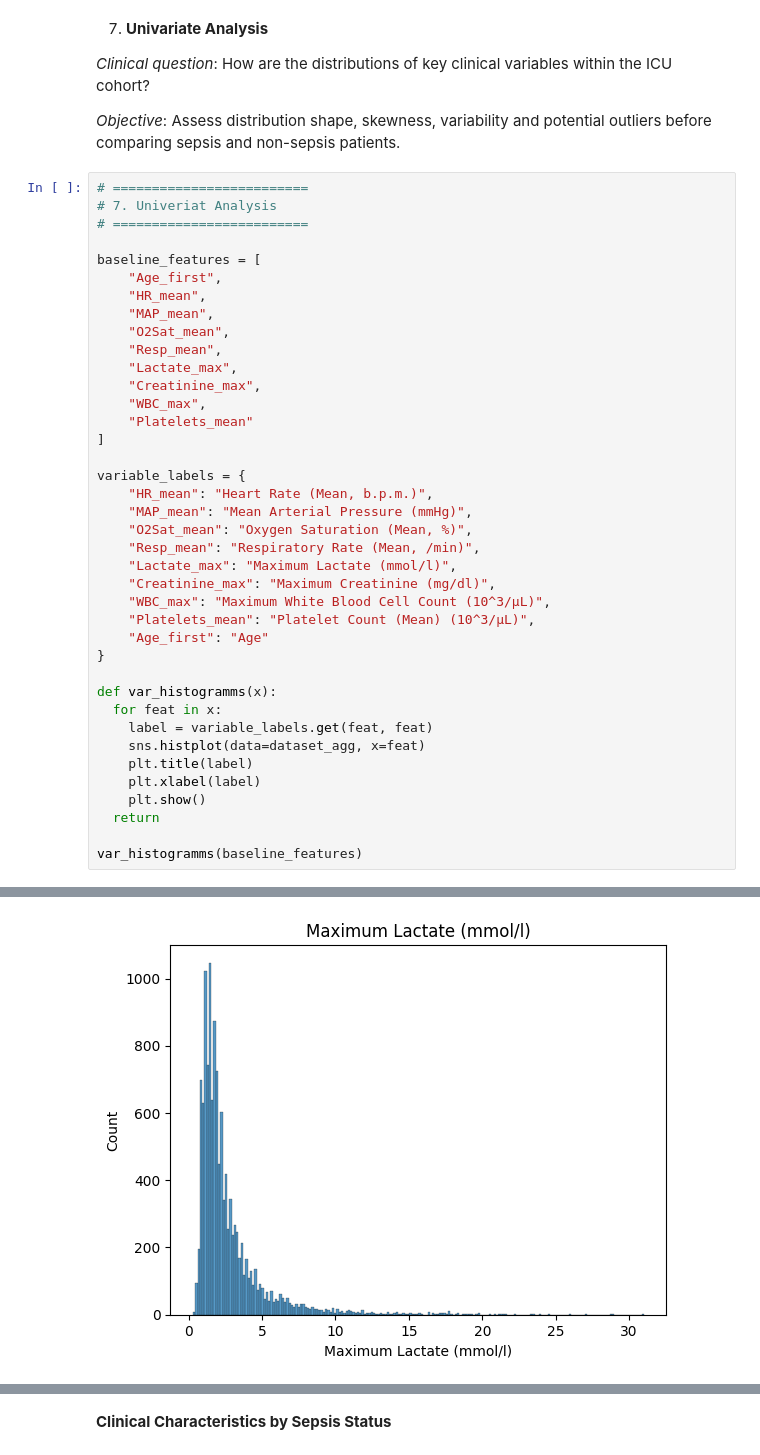
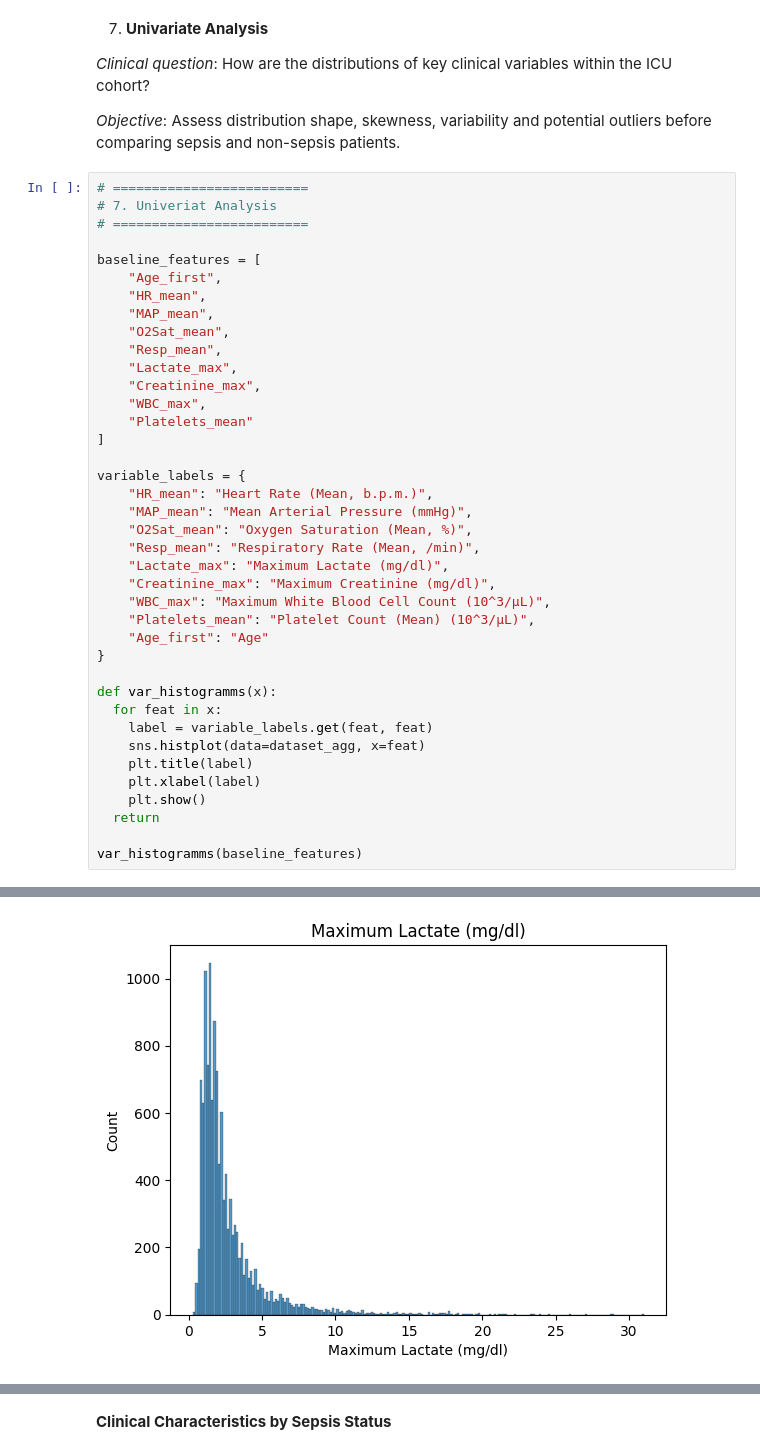
Before and after one commit to dr-koehler-ai/Sepsis-Clinical-Analytics-Project-V1, a Jupyter notebook: Sepsis_Dashboard_V1.ipynb, the cells around one changed output, grey strips where cells are left out. Drawn from its saved outputs; the diff is of its cells as text.

```diff
--- a/Sepsis_Dashboard_V1.ipynb
+++ b/Sepsis_Dashboard_V1.ipynb
@@ -235,35 +235,35 @@ baseline_features = [
     "Platelets_mean"
 ]
 
 variable_labels = {
     "HR_mean": "Heart Rate (Mean, b.p.m.)",
     "MAP_mean": "Mean Arterial Pressure (mmHg)",
     "O2Sat_mean": "Oxygen Saturation (Mean, %)",
     "Resp_mean": "Respiratory Rate (Mean, /min)",
-    "Lactate_max": "Maximum Lactate (mmol/l)",
+    "Lactate_max": "Maximum Lactate (mg/dl)",
     "Creatinine_max": "Maximum Creatinine (mg/dl)",
     "WBC_max": "Maximum White Blood Cell Count (10^3/µL)",
     "Platelets_mean": "Platelet Count (Mean) (10^3/µL)",
     "Age_first": "Age"
 }
 
 def var_histogramms(x):
   for feat in x:
     label = variable_labels.get(feat, feat)
     sns.histplot(data=dataset_agg, x=feat)
     plt.title(label)
     plt.xlabel(label)
     plt.show()
   return
 
 var_histogramms(baseline_features)
 # %% [output]
 [figure]
 [figure]
 [figure]
 [figure]
 [figure]
-[figure, old version]
+[figure, new version]
 [figure]
 [figure]
 [figure]
```
Also changed, not shown: parts of 1 cell of this notebook.
